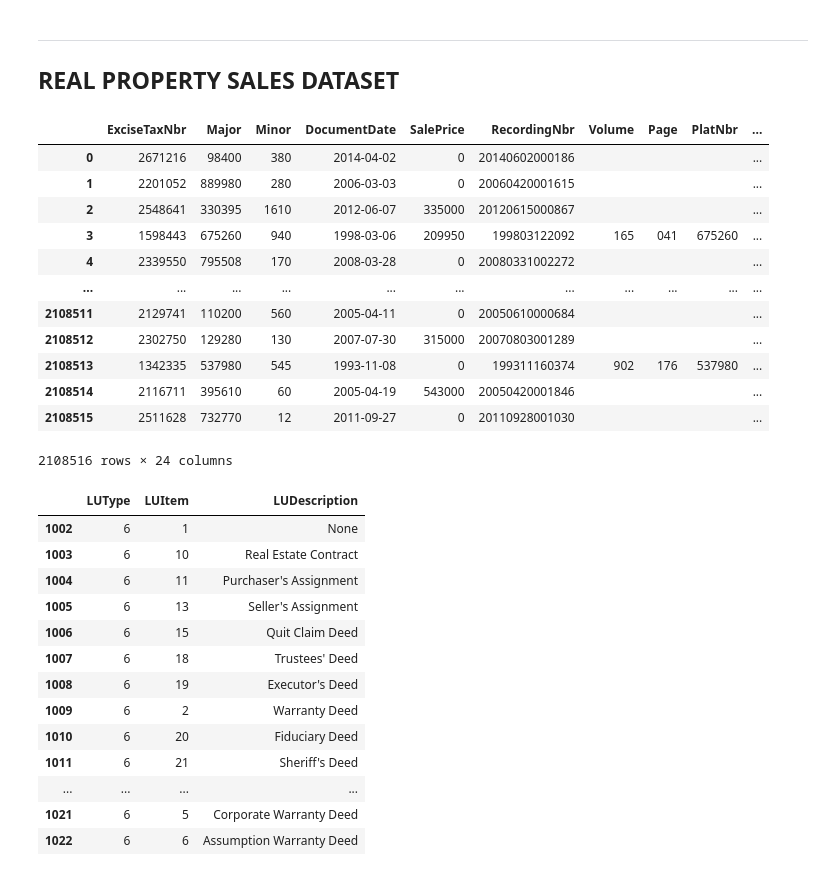
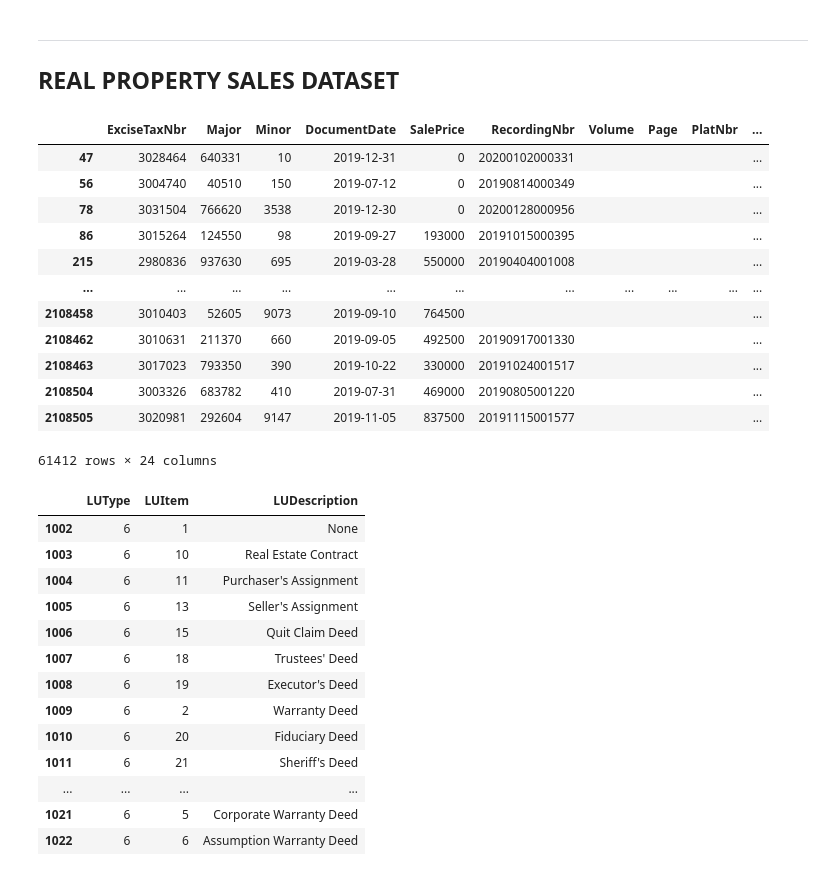
Before and after one commit to Ozxahmed/phase_2_project_chicago-sf-seattle-ds-082420, a Jupyter notebook: notebooks/exploratory/01_oz_data_collection_exploration.ipynb, the cells around one changed output. Cells and saved outputs as stored; diff of their text form; code cells hidden in the pictures.

```diff
--- a/notebooks/exploratory/01_oz_data_collection_exploration.ipynb
+++ b/notebooks/exploratory/01_oz_data_collection_exploration.ipynb
@@ -44,22 +44,23 @@ def lookup(colvalue):
 real_prop_sales_df = pd.read_csv('../../data/EXTR_RPSale.csv', encoding='latin-1')
 # %%
 real_prop_sales_df['DocumentDate'] = pd.to_datetime(real_prop_sales_df.DocumentDate)
-# %%
-real_prop_sales_df
-# %% [output]
-|  | ExciseTaxNbr | Major | Minor | DocumentDate | SalePrice | RecordingNbr | Volume | Page | PlatNbr | ... |
-| 0 | 2671216 | 98400 | 380 | 2014-04-02 | 0 | 20140602000186 |  |  |  | ... |
-| 1 | 2201052 | 889980 | 280 | 2006-03-03 | 0 | 20060420001615 |  |  |  | ... |
-| 2 | 2548641 | 330395 | 1610 | 2012-06-07 | 335000 | 20120615000867 |  |  |  | ... |
-| 3 | 1598443 | 675260 | 940 | 1998-03-06 | 209950 | 199803122092 | 165 | 041 | 675260 | ... |
-| 4 | 2339550 | 795508 | 170 | 2008-03-28 | 0 | 20080331002272 |  |  |  | ... |
-| ... | ... | ... | ... | ... | ... | ... | ... | ... | ... | ... |
-| 2108511 | 2129741 | 110200 | 560 | 2005-04-11 | 0 | 20050610000684 |  |  |  | ... |
-| 2108512 | 2302750 | 129280 | 130 | 2007-07-30 | 315000 | 20070803001289 |  |  |  | ... |
-| 2108513 | 1342335 | 537980 | 545 | 1993-11-08 | 0 | 199311160374 | 902 | 176 | 537980 | ... |
-| 2108514 | 2116711 | 395610 | 60 | 2005-04-19 | 543000 | 20050420001846 |  |  |  | ... |
-| 2108515 | 2511628 | 732770 | 12 | 2011-09-27 | 0 | 20110928001030 |  |  |  | ... |
-2108516 rows × 24 columns
+# %%
+real_prop_sales_2019_df = real_prop_sales_df[(real_prop_sales_df.DocumentDate > '2019') & (real_prop_sales_df.DocumentDate < '2020')]
+real_prop_sales_2019_df
+# %% [output]
+|  | ExciseTaxNbr | Major | Minor | DocumentDate | SalePrice | RecordingNbr | Volume | Page | PlatNbr | ... |
+| 47 | 3028464 | 640331 | 10 | 2019-12-31 | 0 | 20200102000331 |  |  |  | ... |
+| 56 | 3004740 | 40510 | 150 | 2019-07-12 | 0 | 20190814000349 |  |  |  | ... |
+| 78 | 3031504 | 766620 | 3538 | 2019-12-30 | 0 | 20200128000956 |  |  |  | ... |
+| 86 | 3015264 | 124550 | 98 | 2019-09-27 | 193000 | 20191015000395 |  |  |  | ... |
+| 215 | 2980836 | 937630 | 695 | 2019-03-28 | 550000 | 20190404001008 |  |  |  | ... |
+| ... | ... | ... | ... | ... | ... | ... | ... | ... | ... | ... |
+| 2108458 | 3010403 | 52605 | 9073 | 2019-09-10 | 764500 |  |  |  |  | ... |
+| 2108462 | 3010631 | 211370 | 660 | 2019-09-05 | 492500 | 20190917001330 |  |  |  | ... |
+| 2108463 | 3017023 | 793350 | 390 | 2019-10-22 | 330000 | 20191024001517 |  |  |  | ... |
+| 2108504 | 3003326 | 683782 | 410 | 2019-07-31 | 469000 | 20190805001220 |  |  |  | ... |
+| 2108505 | 3020981 | 292604 | 9147 | 2019-11-05 | 837500 | 20191115001577 |  |  |  | ... |
+61412 rows × 24 columns
 # %%
 lookup(6) # Sale instrument
 # %% [output]
```
Also changed, not shown: parts of 8 cells of this notebook.
